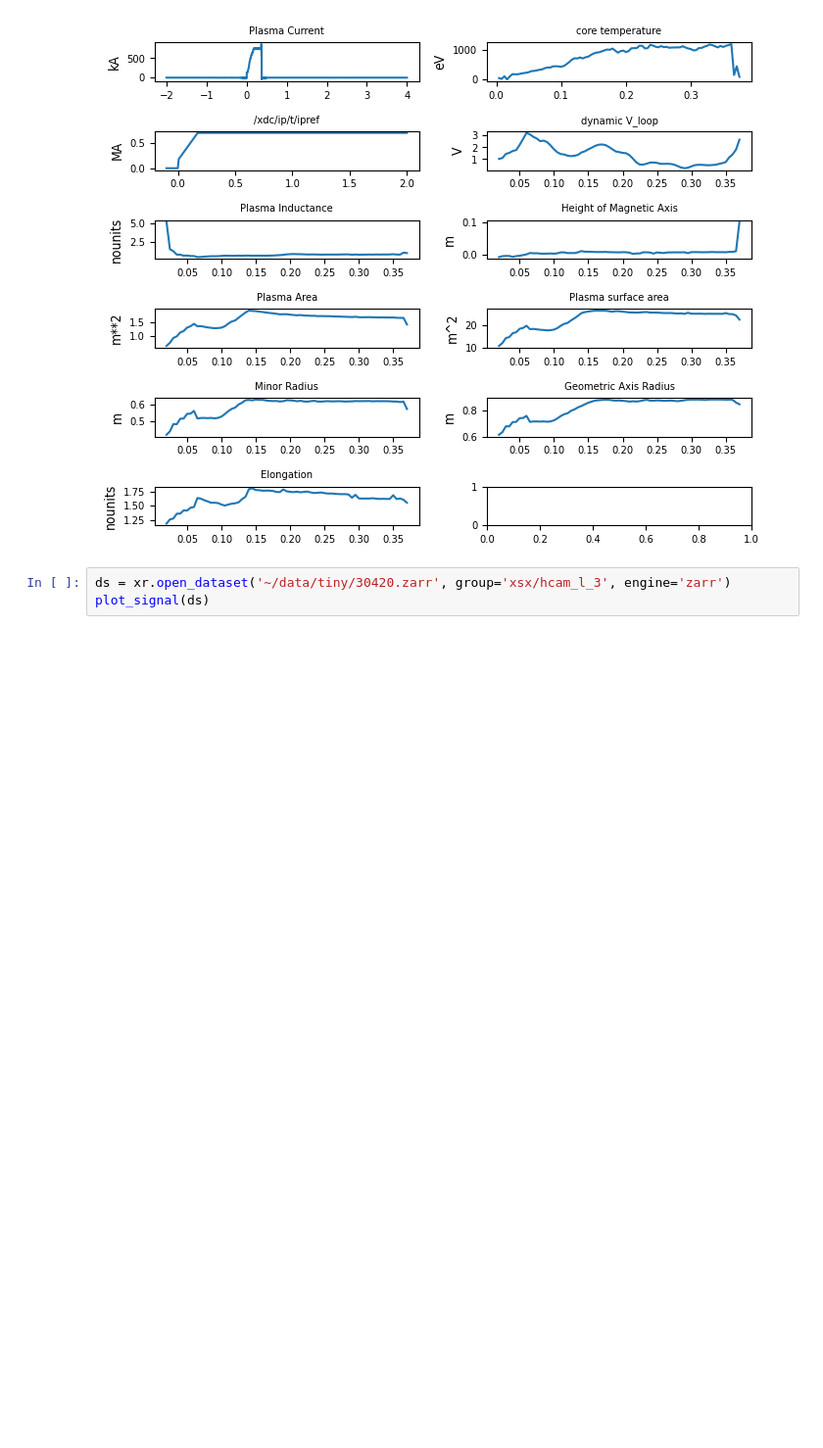
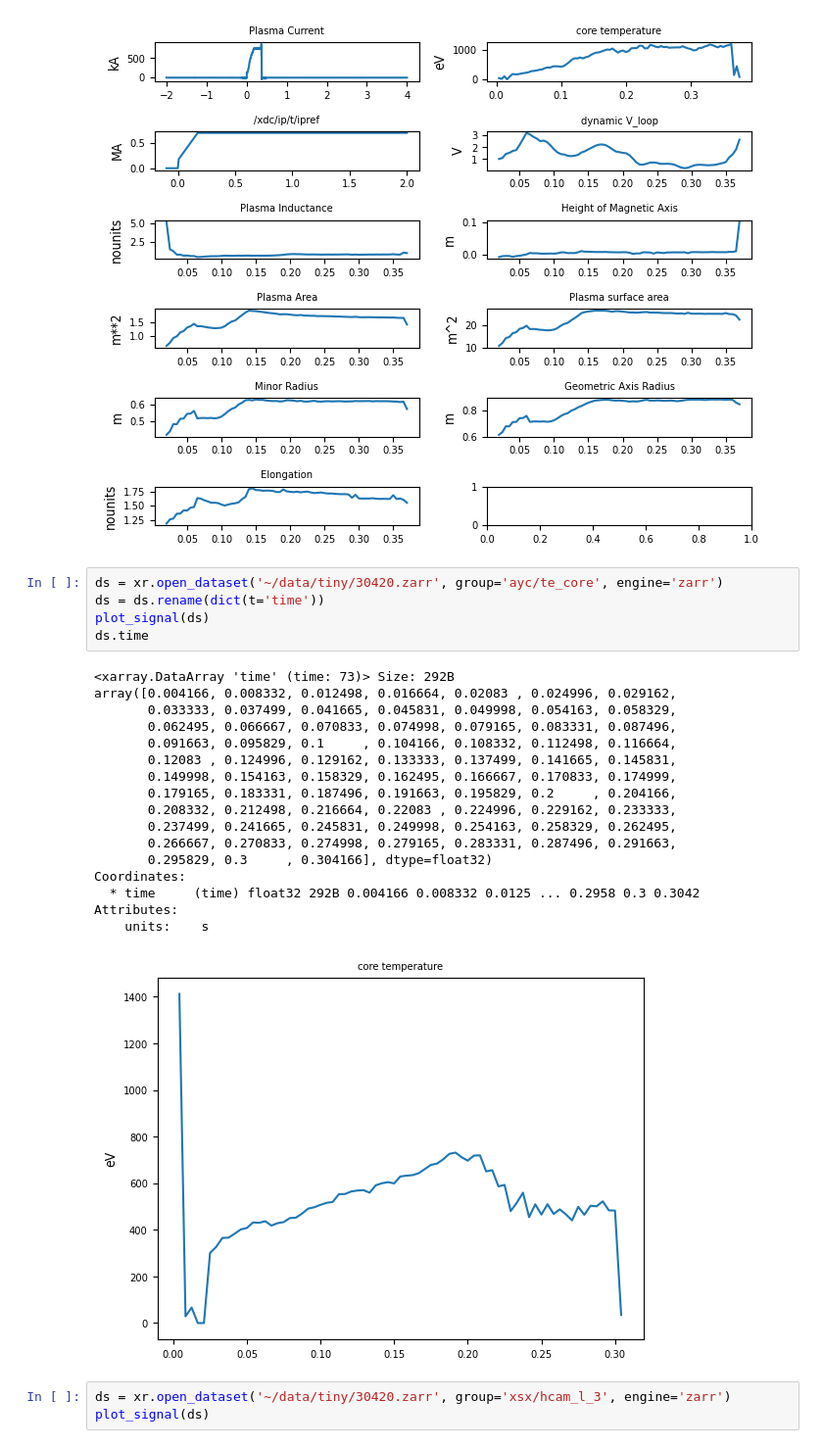
Before and after one commit to samueljackson92/defuse-data, a Jupyter notebook: inspect_data.ipynb, the cells around one changed output. Shown at 98% size. Cells and saved outputs as stored; diff of their text form; blank space fills up the shorter version.

```diff
--- a/inspect_data.ipynb
+++ b/inspect_data.ipynb
@@ -72,6 +73,29 @@ for name, ax in zip(defuse_signals, axes.flatten()):
 plt.tight_layout()
 # %% [output]
 [figure]
+# %%
+ds = xr.open_dataset('~/data/tiny/30420.zarr', group='ayc/te_core', engine='zarr')
+ds = ds.rename(dict(t='time'))
+plot_signal(ds)
+ds.time
+# %% [output]
+<xarray.DataArray 'time' (time: 73)> Size: 292B
+array([0.004166, 0.008332, 0.012498, 0.016664, 0.02083 , 0.024996, 0.029162,
+       0.033333, 0.037499, 0.041665, 0.045831, 0.049998, 0.054163, 0.058329,
+       0.062495, 0.066667, 0.070833, 0.074998, 0.079165, 0.083331, 0.087496,
+       0.091663, 0.095829, 0.1     , 0.104166, 0.108332, 0.112498, 0.116664,
+       0.12083 , 0.124996, 0.129162, 0.133333, 0.137499, 0.141665, 0.145831,
+       0.149998, 0.154163, 0.158329, 0.162495, 0.166667, 0.170833, 0.174999,
+       0.179165, 0.183331, 0.187496, 0.191663, 0.195829, 0.2     , 0.204166,
+       0.208332, 0.212498, 0.216664, 0.22083 , 0.224996, 0.229162, 0.233333,
+       0.237499, 0.241665, 0.245831, 0.249998, 0.254163, 0.258329, 0.262495,
+       0.266667, 0.270833, 0.274998, 0.279165, 0.283331, 0.287496, 0.291663,
+       0.295829, 0.3     , 0.304166], dtype=float32)
+Coordinates:
+  * time     (time) float32 292B 0.004166 0.008332 0.0125 ... 0.2958 0.3 0.3042
+Attributes:
+    units:    s
+[figure, added]
 # %%
 ds = xr.open_dataset('~/data/tiny/30420.zarr', group='xsx/hcam_l_3', engine='zarr')
 plot_signal(ds)
```
Also changed, not shown: parts of 8 cells of this notebook.
